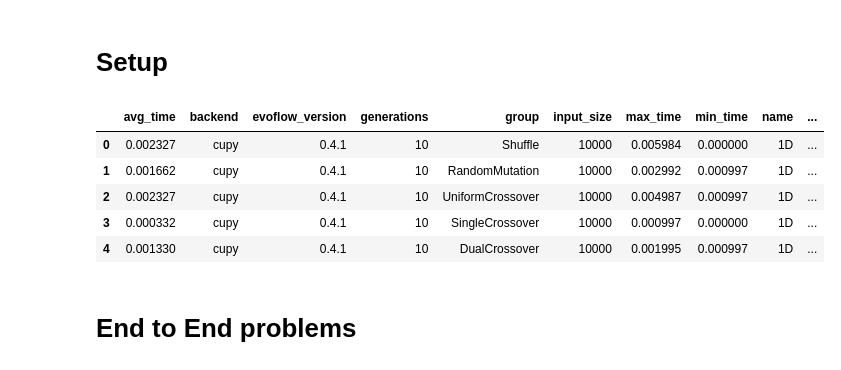
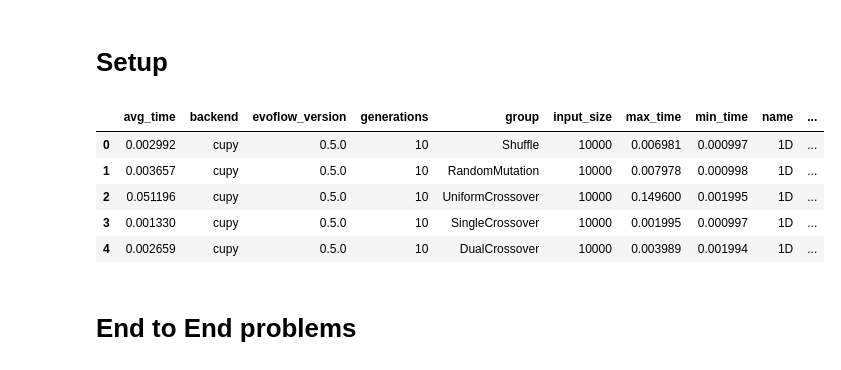
Before and after one commit to google-research/evoflow, a Jupyter notebook: benchmark/benchmark_analysis.ipynb, the cells around one changed output. Cells and saved outputs as stored; diff of their text form; code cells hidden in the pictures.

```diff
--- a/benchmark/benchmark_analysis.ipynb
+++ b/benchmark/benchmark_analysis.ipynb
@@ -13,39 +17,40 @@ from IPython.core.display import display, HTML
 # %%
-VERSION = '0.4.1'
+VERSION = '0.4.1'  # before tf.function compatibility
+VERSION = '0.5.0'  # after tf.function compatibility which cripple the perf currently
 def load_benchmark_results(VERSION):
     tables = defaultdict(lambda: defaultdict(dict))
     res_dir = 'results/%s' % VERSION
     results = []
     for fname in Path(res_dir).glob('*.json'):
         for l in open(fname):
             d = json.loads(l)
             res = {}
             # flattenning
             for k, v in d.items():
                 if k == 'timings':
                     for tn, tv in v.items():
                         if tn == 'raw':
                             continue
                         name = '%s_time' % (tn)
                         res[name] = tv
                 else:
                         res[k] = v
             res['shape_str'] = "x".join([str(x) for x in d['shape']])
             res['test_name'] = "%s%s" % (d['group'], d['name'])
 
             tables[res['test_name']][res['shape_str']][res['backend']] = res['avg_time']
 
             results.append(res)
     return pd.DataFrame(results), tables
 df, tables = load_benchmark_results(VERSION)
 df.head()
 # %% [output]
 |  | avg_time | backend | evoflow_version | generations | group | input_size | max_time | min_time | name | ... |
-| 0 | 0.002327 | cupy | 0.4.1 | 10 | Shuffle | 10000 | 0.005984 | 0.000000 | 1D | ... |
-| 1 | 0.001662 | cupy | 0.4.1 | 10 | RandomMutation | 10000 | 0.002992 | 0.000997 | 1D | ... |
-| 2 | 0.002327 | cupy | 0.4.1 | 10 | UniformCrossover | 10000 | 0.004987 | 0.000997 | 1D | ... |
-| 3 | 0.000332 | cupy | 0.4.1 | 10 | SingleCrossover | 10000 | 0.000997 | 0.000000 | 1D | ... |
-| 4 | 0.001330 | cupy | 0.4.1 | 10 | DualCrossover | 10000 | 0.001995 | 0.000997 | 1D | ... |
+| 0 | 0.002992 | cupy | 0.5.0 | 10 | Shuffle | 10000 | 0.006981 | 0.000997 | 1D | ... |
+| 1 | 0.003657 | cupy | 0.5.0 | 10 | RandomMutation | 10000 | 0.007978 | 0.000998 | 1D | ... |
+| 2 | 0.051196 | cupy | 0.5.0 | 10 | UniformCrossover | 10000 | 0.149600 | 0.001995 | 1D | ... |
+| 3 | 0.001330 | cupy | 0.5.0 | 10 | SingleCrossover | 10000 | 0.001995 | 0.000997 | 1D | ... |
+| 4 | 0.002659 | cupy | 0.5.0 | 10 | DualCrossover | 10000 | 0.003989 | 0.001994 | 1D | ... |
 # %%
 def htmlout(data):
     display(HTML(data))
```
Also changed, not shown: parts of 10 cells of this notebook, 4 other files.
